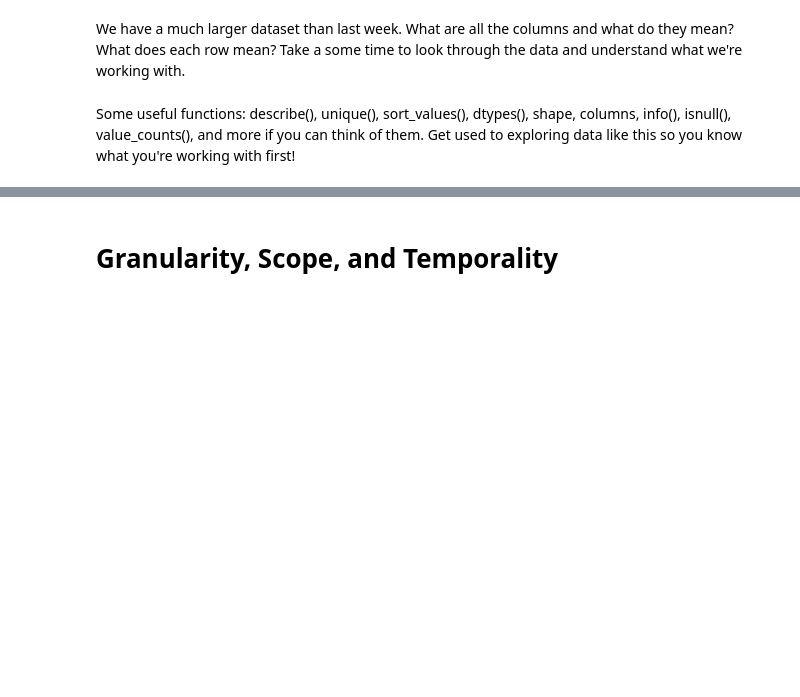
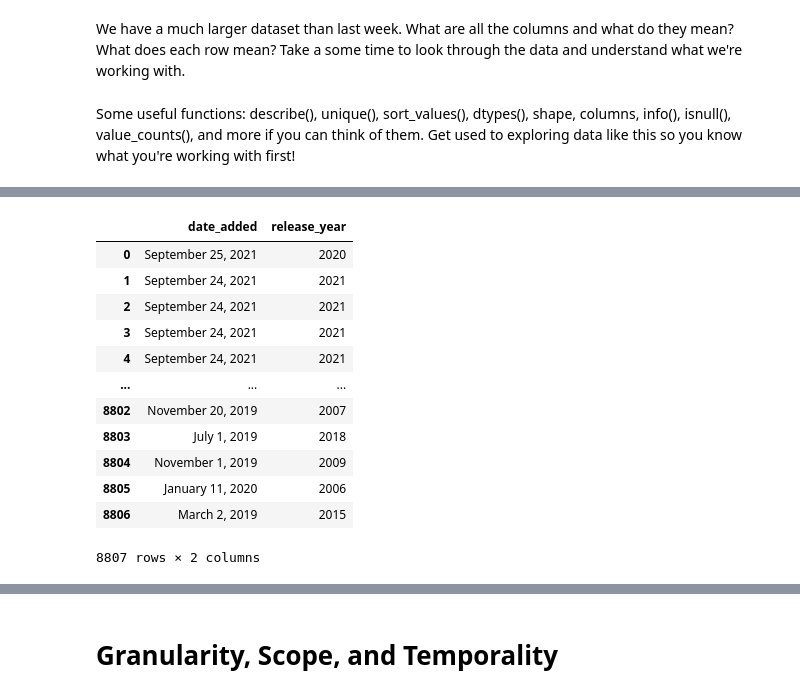
Before and after one commit to kyun33/JCP26Notebooks, a Jupyter notebook: Week_2_EDA_DataCleaning_JCP_Copy.ipynb, the cells around one changed output, grey strips where cells are left out. Drawn from its saved outputs; the diff is of its cells as text; code cells hidden in the pictures; blank space fills up the shorter version.

```diff
--- a/Week_2_EDA_DataCleaning_JCP_Copy.ipynb
+++ b/Week_2_EDA_DataCleaning_JCP_Copy.ipynb
@@ -45,0 +74,16 @@ Some useful functions: describe(), unique(), sort_values(), dtypes(), shape, col
+# %%
+df.loc[:, ("date_added", "release_year")]
+# %% [output]
+|  | date_added | release_year |
+| 0 | September 25, 2021 | 2020 |
+| 1 | September 24, 2021 | 2021 |
+| 2 | September 24, 2021 | 2021 |
+| 3 | September 24, 2021 | 2021 |
+| 4 | September 24, 2021 | 2021 |
+| ... | ... | ... |
+| 8802 | November 20, 2019 | 2007 |
+| 8803 | July 1, 2019 | 2018 |
+| 8804 | November 1, 2019 | 2009 |
+| 8805 | January 11, 2020 | 2006 |
+| 8806 | March 2, 2019 | 2015 |
+8807 rows × 2 columns
```
Also changed, not shown: parts of 39 cells of this notebook.
